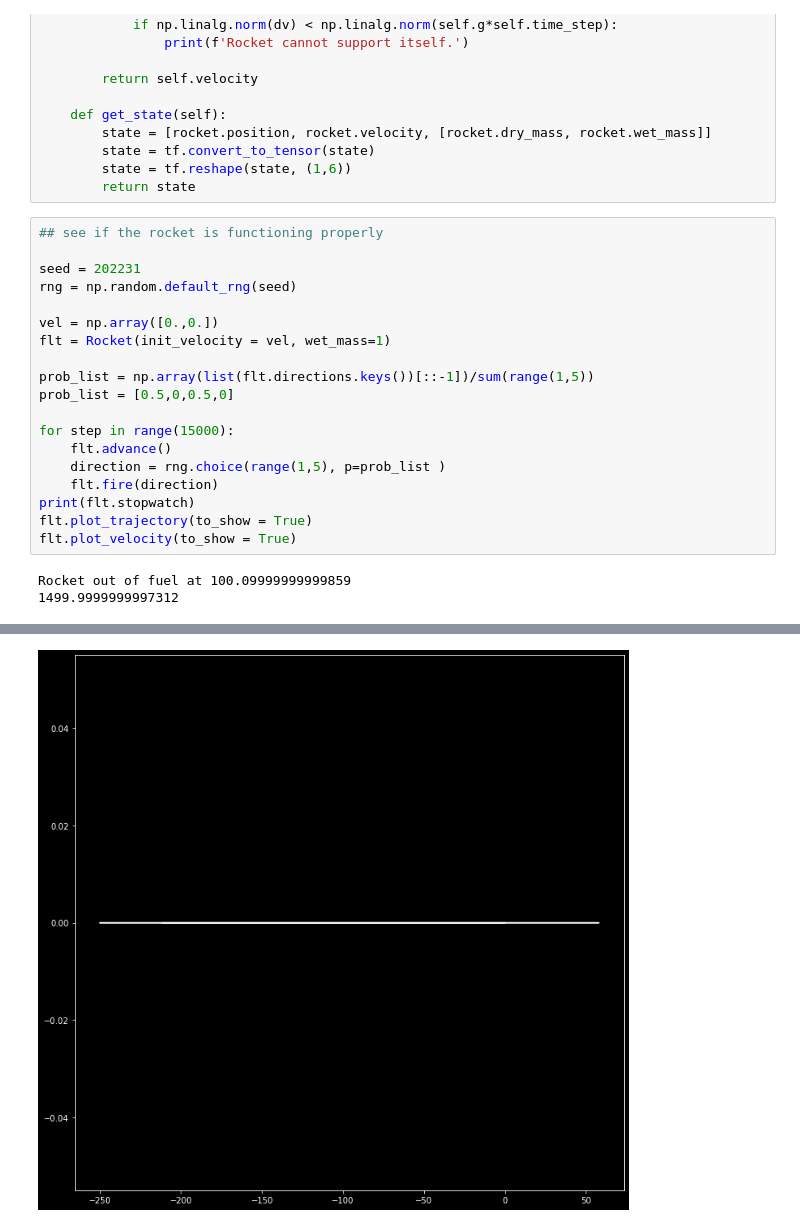
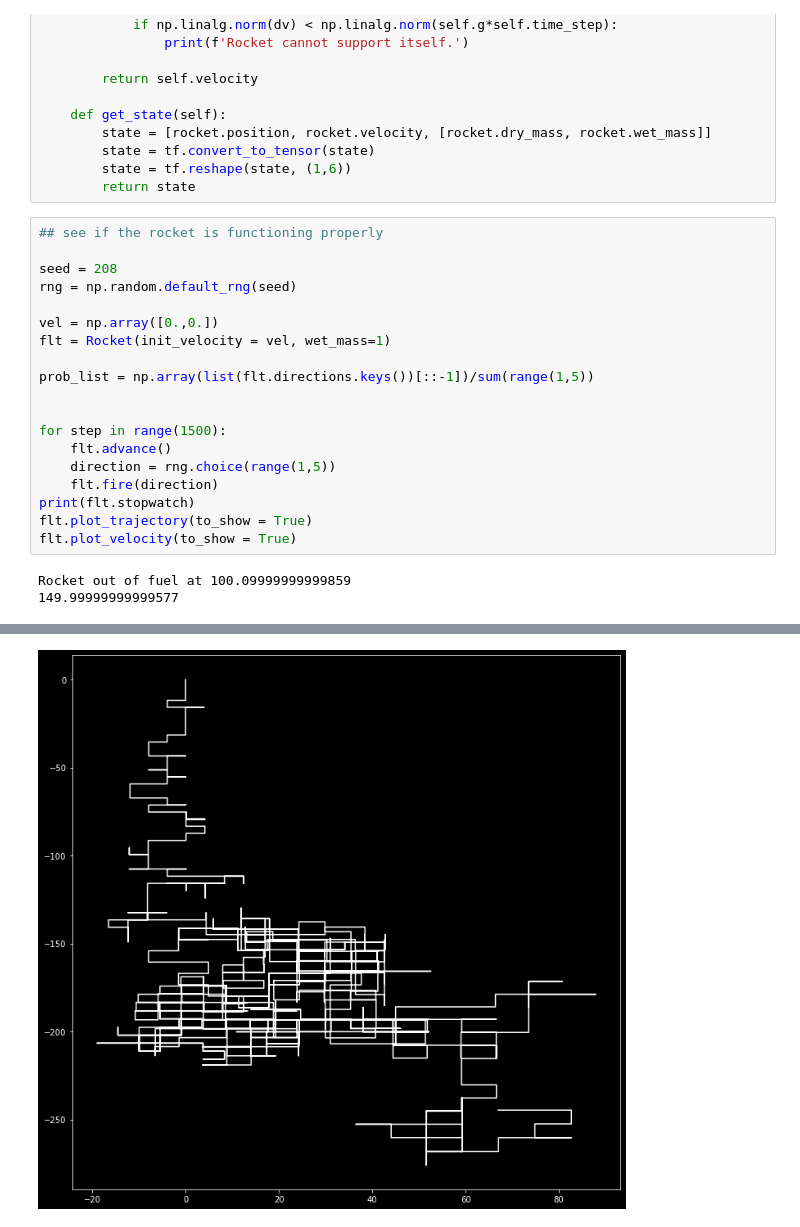
Before and after one commit to dtersegno/cannon, a Jupyter notebook: floater.ipynb, the cells around one changed output, grey strips where cells are left out. Saved outputs shown, nothing was run; the diff lists cells and outputs as text.

```diff
--- a/floater.ipynb
+++ b/floater.ipynb
@@ -136,22 +136,22 @@ class Rocket(Floater):
 # %%
 ## see if the rocket is functioning properly
 
-seed = 202231
+seed = 208
 rng = np.random.default_rng(seed)
 
 vel = np.array([0.,0.])
 flt = Rocket(init_velocity = vel, wet_mass=1)
 
 prob_list = np.array(list(flt.directions.keys())[::-1])/sum(range(1,5))
-prob_list = [0.5,0,0.5,0]
 
-for step in range(15000):
+
+for step in range(1500):
     flt.advance()
-    direction = rng.choice(range(1,5), p=prob_list )
+    direction = rng.choice(range(1,5))
     flt.fire(direction)
 print(flt.stopwatch)
 flt.plot_trajectory(to_show = True)
 flt.plot_velocity(to_show = True)
 # %% [output]
 Rocket out of fuel at 100.09999999999859
-1499.9999999997312
+149.99999999999577
@@ -159,2 +159,2 @@ Rocket out of fuel at 100.09999999999859
-[figure, old version]
+[figure, new version]
 # %%
```
Also changed, not shown: parts of 12 cells of this notebook, 4 other files.
